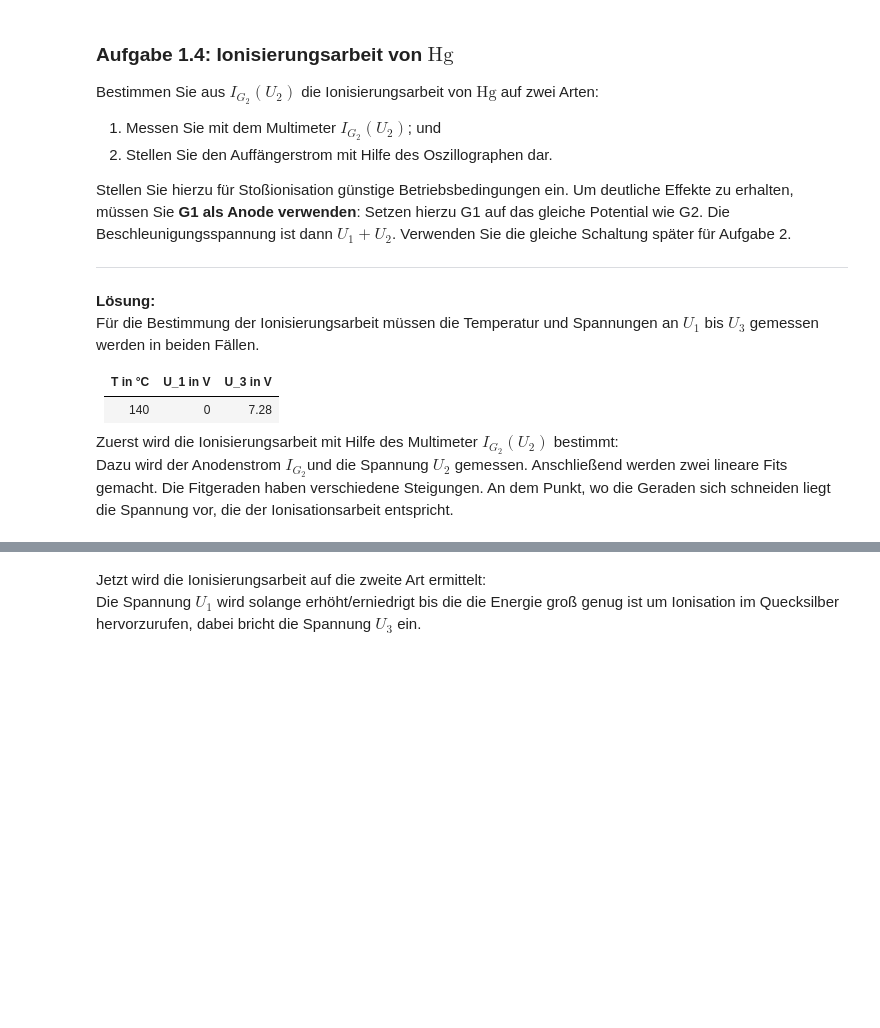
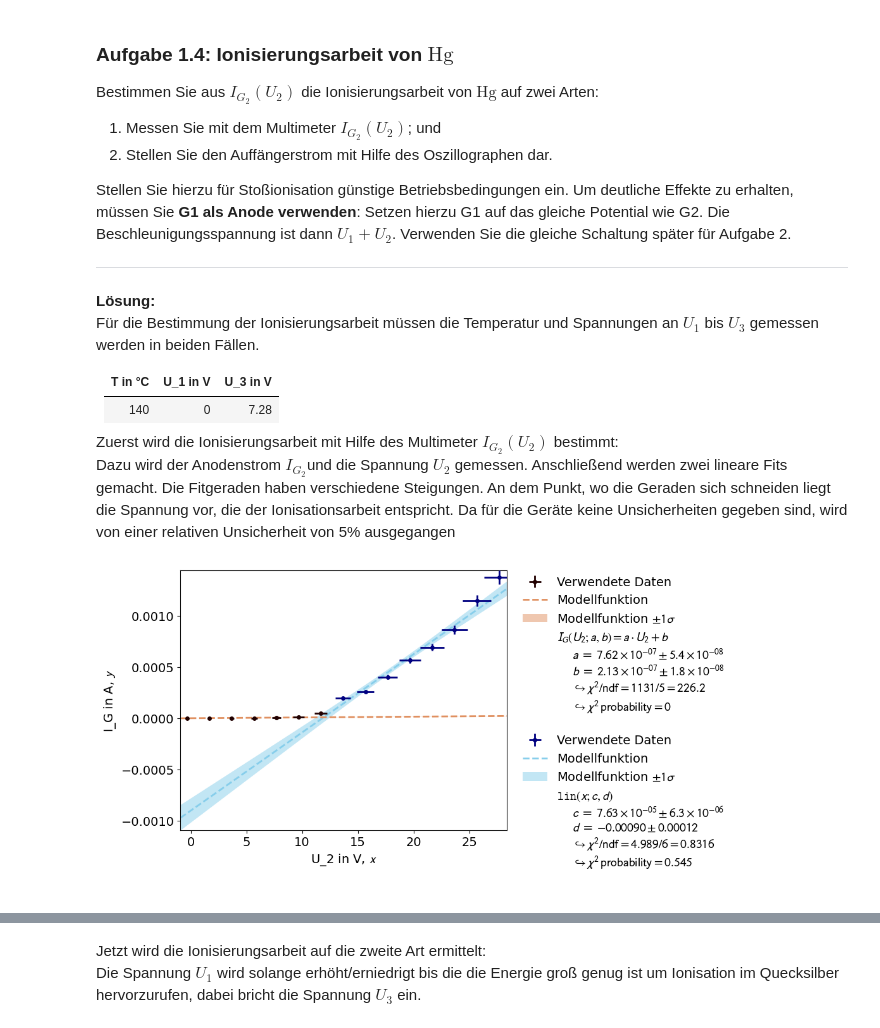
Before and after one commit to thexwon/Praktikum2KlassPhysKIT, a Jupyter notebook: Franck_Hertz_Versuch/Franck_Hertz_Versuch.ipynb, the cells around one changed output, grey strips where cells are left out. Saved outputs shown, nothing was run; the diff lists cells and outputs as text; code cells hidden in the pictures; blank space fills up the shorter version.

Commit message:
unsicherheiten

```diff
--- a/Franck_Hertz_Versuch/Franck_Hertz_Versuch.ipynb
+++ b/Franck_Hertz_Versuch/Franck_Hertz_Versuch.ipynb
@@ -514,39 +521,46 @@ table.GeneratedTable thead {
 Zuerst wird die Ionisierungsarbeit mit Hilfe des Multimeter $I_{G_{2}}(U_{2})$ bestimmt:\
 Dazu wird der Anodenstrom $I_{G_2}$und die Spannung $U_2$ gemessen.
 Anschließend werden zwei lineare Fits gemacht. Die Fitgeraden haben verschiedene Steigungen. An dem Punkt, wo die Geraden sich schneiden liegt die Spannung vor, die der Ionisationsarbeit entspricht.
+Da für die Geräte keine Unsicherheiten gegeben sind, wird von einer relativen Unsicherheit von 5% ausgegangen
 # %%
 I_GI = np.array([0,2,0.11,0.77,2.85,11.2,48.9,196.5,257.7,402,565,693,862,1147,1376,1440])*10**(-6) #U1=0V U3=7.28V T=120°C
-U_2I = np.array([0,2,4,6,8,10,12,14,16,18,20,22,24,26,28,30])
+U_2I = np.array([0,2,4,6,8,10,12,14,16,18,20,22,24,26,28,30])-U_kontakt140
 
 knick=7                 # knick vor zahl
 xy_data = XYContainer(U_2I[0:knick],I_GI[0:knick])
 def linear(x,a=1.5,b=10):
     return a*x + b
 line_fit=Fit(data=xy_data,model_function=linear)
+line_fit.add_error(axis='y', err_val=0.05,relative=True) #mit fehlern funktionier der fit nicht??
+line_fit.add_error(axis='x', err_val=0.05,relative=True)
 line_fit.do_fit()
 line_fit.assign_parameter_latex_names(x='U_2', a='a' , b='b')
 line_fit.assign_model_function_latex_name('I_G')
 line_fit.assign_model_function_latex_expression('{a} \\cdot {x} + {b}')
 
 line_fit.data_container.label = "Verwendete Daten"
 line_fit.model_label = "Modellfunktion"
 
 line_fit.data_container.axis_labels = ["U_2 in V", "I_G in A"]
 
 
 xy_data2 = XYContainer(U_2I[knick:-1],I_GI[knick:-1])
 def lin(x,c=2,d=10):
     return c*x + d
 line_fit2=Fit(data=xy_data2,model_function=lin)
+line_fit2.add_error(axis='y', err_val=0.05,relative=True)
+line_fit2.add_error(axis='x', err_val=0.05,relative=True)
 line_fit2.do_fit()
 
 line_fit2.data_container.label = "Verwendete Daten"
 line_fit2.model_label = "Modellfunktion"
 
 line_fit.data_container.axis_labels = ["U_2 in V", "I_G in A"]
 plot = Plot(fit_objects=[line_fit,line_fit2])
 plot.plot()
 plt.show()
+# %% [output]
+[figure, added]
 # %%
 U_2I_grenz = sp.S('U_2I_grenz')
 a, b, c, d = symbols("a b c d")
```
Also changed, not shown: parts of 11 cells of this notebook.
